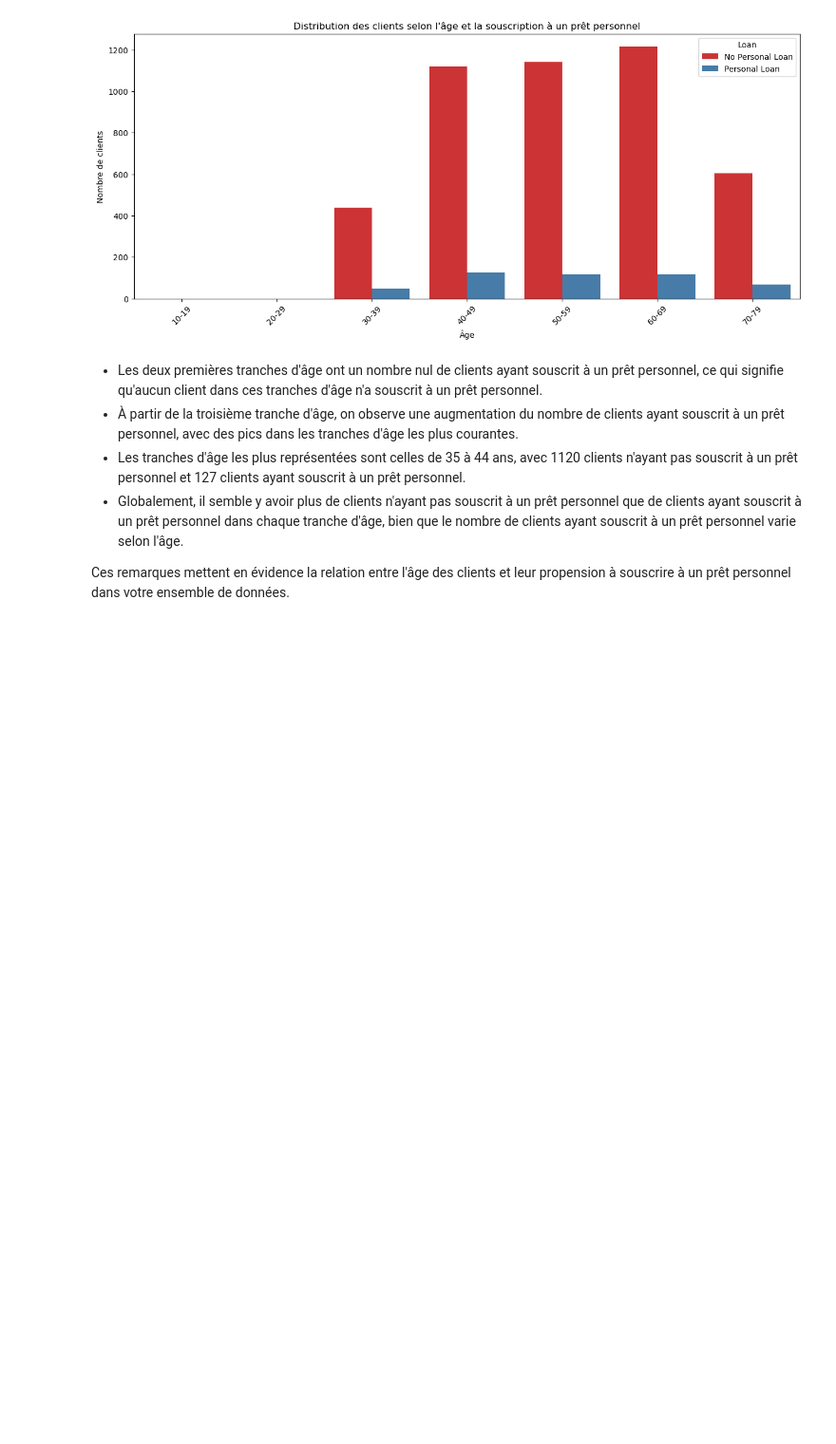
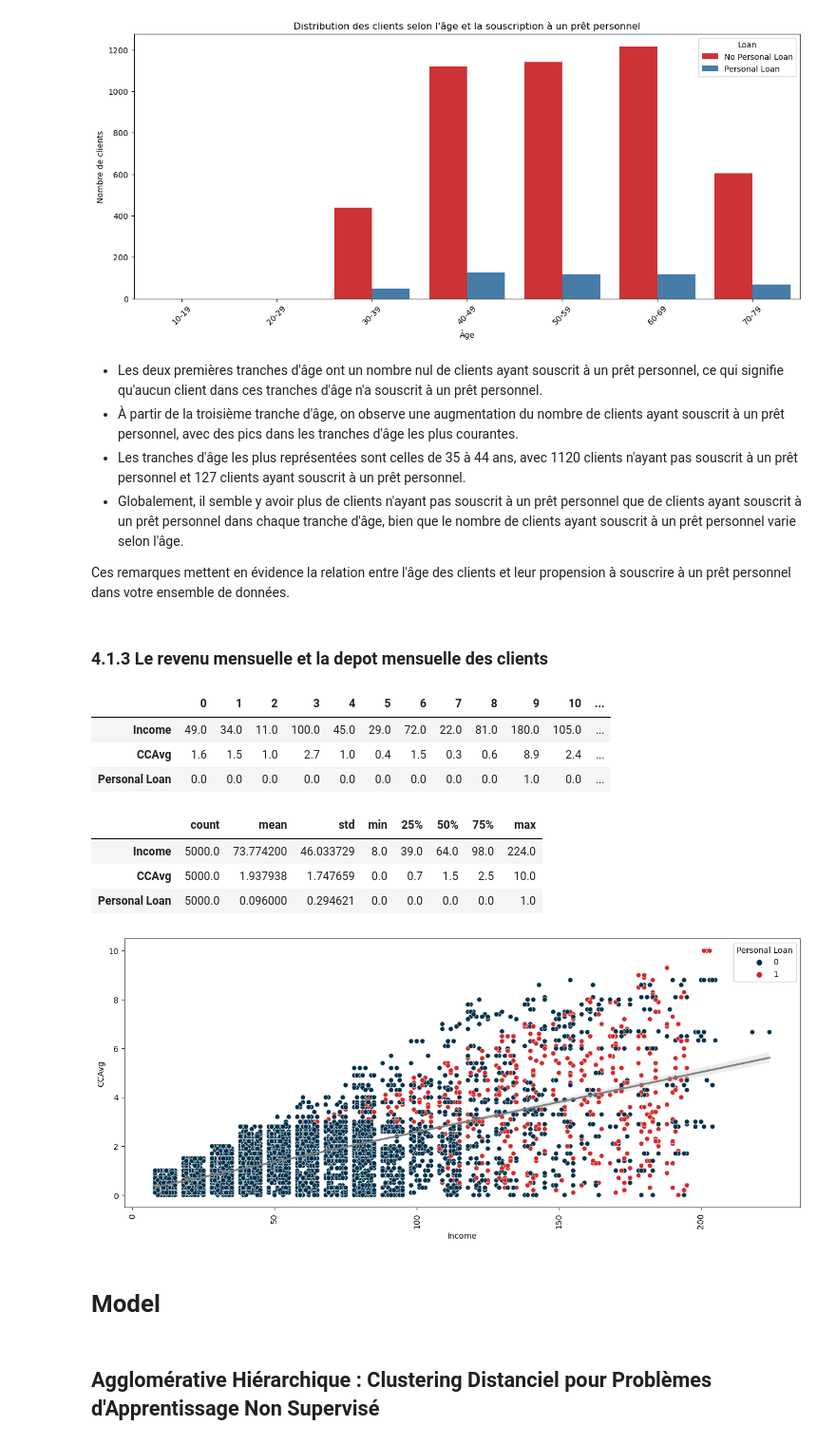
Before and after one commit to ImadElMaftouhi/Projet_dataMining, a Jupyter notebook: clustering.ipynb, the cells around one changed output. Shown at 95% size. Cells and saved outputs as stored; diff of their text form; code cells hidden in the pictures; blank space fills up the shorter version.

Commit message:
elaboration de modele hierachique de clustering

```diff
--- a/clustering.ipynb
+++ b/clustering.ipynb
@@ -660,3 +660,35 @@ plt.show()
 - Globalement, il semble y avoir plus de clients n'ayant pas souscrit à un prêt personnel que de clients ayant souscrit à un prêt personnel dans chaque tranche d'âge, bien que le nombre de clients ayant souscrit à un prêt personnel varie selon l'âge.
 
 Ces remarques mettent en évidence la relation entre l'âge des clients et leur propension à souscrire à un prêt personnel dans votre ensemble de données.
+# %% [markdown]
+### 4.1.3 Le revenu mensuelle et la depot mensuelle des clients
+# %%
+revenu_depot = df[subset := ['Income', 'CCAvg', 'Personal Loan']]
+revenu_depot.head(25).T
+# %% [output]
+|  | 0 | 1 | 2 | 3 | 4 | 5 | 6 | 7 | 8 | 9 | 10 | ... |
+| Income | 49.0 | 34.0 | 11.0 | 100.0 | 45.0 | 29.0 | 72.0 | 22.0 | 81.0 | 180.0 | 105.0 | ... |
+| CCAvg | 1.6 | 1.5 | 1.0 | 2.7 | 1.0 | 0.4 | 1.5 | 0.3 | 0.6 | 8.9 | 2.4 | ... |
+| Personal Loan | 0.0 | 0.0 | 0.0 | 0.0 | 0.0 | 0.0 | 0.0 | 0.0 | 0.0 | 1.0 | 0.0 | ... |
+# %%
+revenu_depot.describe().T
+# %% [output]
+|  | count | mean | std | min | 25% | 50% | 75% | max |
+| Income | 5000.0 | 73.774200 | 46.033729 | 8.0 | 39.0 | 64.0 | 98.0 | 224.0 |
+| CCAvg | 5000.0 | 1.937938 | 1.747659 | 0.0 | 0.7 | 1.5 | 2.5 | 10.0 |
+| Personal Loan | 5000.0 | 0.096000 | 0.294621 | 0.0 | 0.0 | 0.0 | 0.0 | 1.0 |
+# %%
+plt.figure(figsize = (15,6))
+
+sns.scatterplot(data = revenu_depot, x = 'Income', y = 'CCAvg', hue = 'Personal Loan', palette = colors)
+
+sns.regplot(data = revenu_depot, x = 'Income', y = 'CCAvg', color = 'grey', scatter=False)
+
+plt.xticks(rotation = 90)
+plt.show()
+# %% [output]
+[figure, added]
+# %% [markdown]
+# Model
+# %% [markdown]
+## Agglomérative Hiérarchique : Clustering Distanciel pour Problèmes d'Apprentissage Non Supervisé
```
Also changed, not shown: parts of 17 cells of this notebook.
